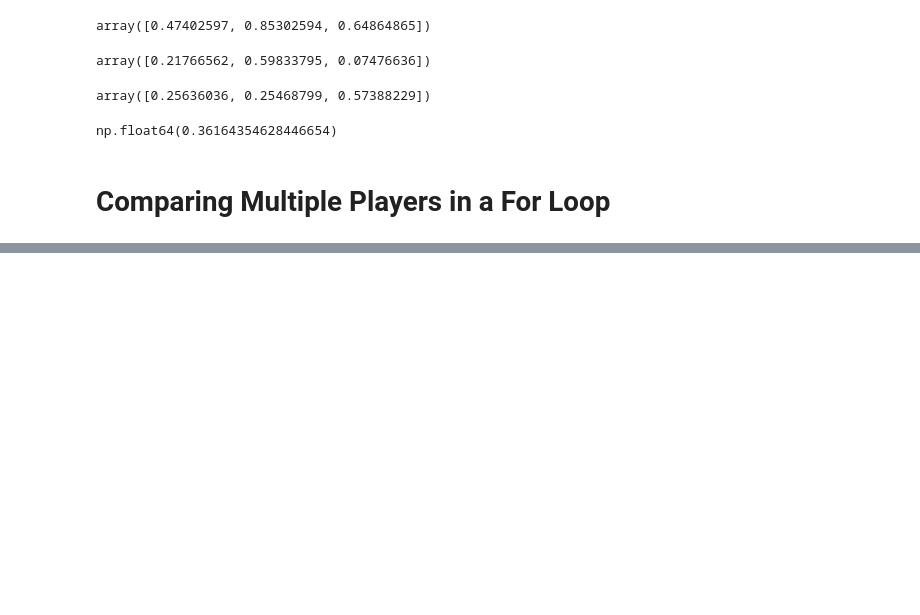
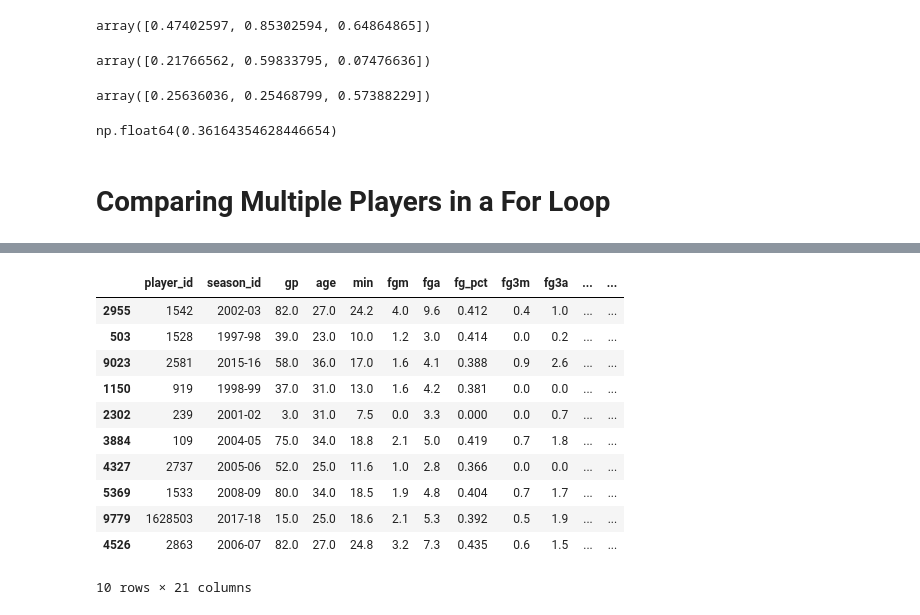
Before and after one commit to flan02/nba-python-pandas, a Jupyter notebook: data/fantasy_projection_model.ipynb, the cells around one changed output, grey strips where cells are left out. Cells and saved outputs as stored; diff of their text form; code cells hidden in the pictures; blank space fills up the shorter version.

```diff
--- a/data/fantasy_projection_model.ipynb
+++ b/data/fantasy_projection_model.ipynb
@@ -684,0 +995,20 @@ df_final
+# %%
+# read in per game data from csv folder
+df = pd.read_csv('../nba-stats-csv/player_general_traditional_per_game_data.csv', header=0)
+# %%
+df_new = df[df.season_id != '2018-19']
+# %%
+df_new.sample(10)
+# %% [output]
+|  | player_id | season_id | gp | age | min | fgm | fga | fg_pct | fg3m | fg3a | ... | ... |
+| 2955 | 1542 | 2002-03 | 82.0 | 27.0 | 24.2 | 4.0 | 9.6 | 0.412 | 0.4 | 1.0 | ... | ... |
+| 503 | 1528 | 1997-98 | 39.0 | 23.0 | 10.0 | 1.2 | 3.0 | 0.414 | 0.0 | 0.2 | ... | ... |
+| 9023 | 2581 | 2015-16 | 58.0 | 36.0 | 17.0 | 1.6 | 4.1 | 0.388 | 0.9 | 2.6 | ... | ... |
+| 1150 | 919 | 1998-99 | 37.0 | 31.0 | 13.0 | 1.6 | 4.2 | 0.381 | 0.0 | 0.0 | ... | ... |
+| 2302 | 239 | 2001-02 | 3.0 | 31.0 | 7.5 | 0.0 | 3.3 | 0.000 | 0.0 | 0.7 | ... | ... |
+| 3884 | 109 | 2004-05 | 75.0 | 34.0 | 18.8 | 2.1 | 5.0 | 0.419 | 0.7 | 1.8 | ... | ... |
+| 4327 | 2737 | 2005-06 | 52.0 | 25.0 | 11.6 | 1.0 | 2.8 | 0.366 | 0.0 | 0.0 | ... | ... |
+| 5369 | 1533 | 2008-09 | 80.0 | 34.0 | 18.5 | 1.9 | 4.8 | 0.404 | 0.7 | 1.7 | ... | ... |
+| 9779 | 1628503 | 2017-18 | 15.0 | 25.0 | 18.6 | 2.1 | 5.3 | 0.392 | 0.5 | 1.9 | ... | ... |
+| 4526 | 2863 | 2006-07 | 82.0 | 27.0 | 24.8 | 3.2 | 7.3 | 0.435 | 0.6 | 1.5 | ... | ... |
+10 rows × 21 columns
```
Also changed, not shown: parts of 66 cells of this notebook, 3 other files.
